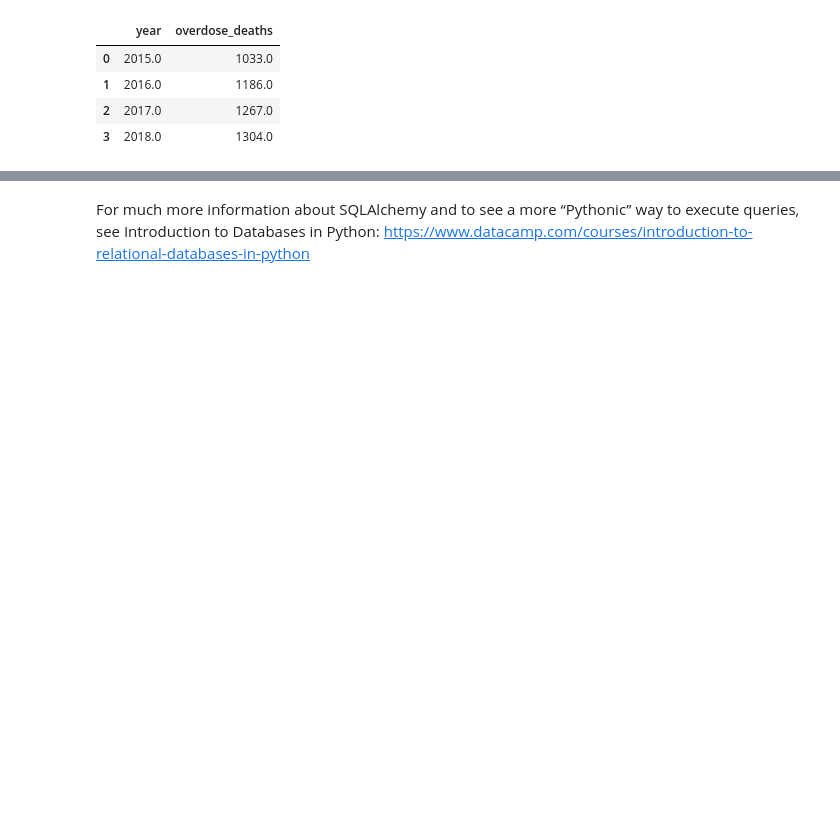
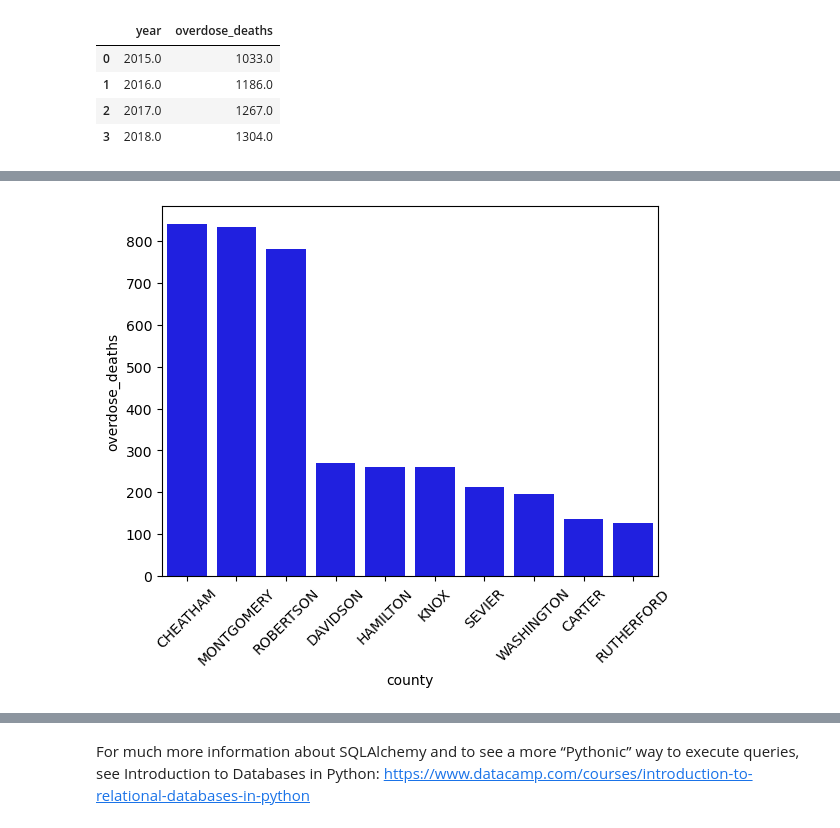
Before and after one commit to NSS-Data-Analytics-Cohort-12/prescribers-python-da12-v2-pandamore, a Jupyter notebook: notebooks/prescribers.ipynb, the cells around one changed output, grey strips where cells are left out. Cells and saved outputs as stored; diff of their text form; code cells hidden in the pictures; blank space fills up the shorter version.

```diff
--- a/notebooks/prescribers.ipynb
+++ b/notebooks/prescribers.ipynb
@@ -151,2 +169,2 @@ ppd_df
 # %%
-ppd_opioid_df = ppd_df[ppd_df['opioid_drug_flag']=='Y']
+ppd_opioid_df = ppd_tn_df.loc[ppd_tn_df['opioid_drug_flag']=='Y']
@@ -197,7 +231,7 @@ zip_fips_df_unique
 | 39460 | 11265 | 24553 | 51011 | 0.268750 | 0.086957 | 0.000000 | 0.263692 |
 39461 rows × 7 columns
 # %%
-ppdfips_df = pd.merge(ppd_opioid_df, zip_fips_df_sorted, left_on='nppes_provider_zip5', right_on = 'zip', how='left')
+ppdfips_df = pd.merge(ppd_opioid_df, zip_fips_df_sorted, left_on='nppes_provider_zip5', right_on = 'zip', how='inner')
 # %%
 ppdfips_df
 # %% [output]
@@ -306,0 +373,3 @@ overdose_2015_group
+# %%
+county_od_sorted_df = county_od_df.groupby('county')['overdose_deaths'].sum().sort_values(ascending=False).reset_index().dropna()
+county_od_sorted_df
@@ -306,0 +390,3 @@ overdose_2015_group
+# %%
+top10 = county_od_sorted_df.head(10)
+top10
@@ -306,0 +405,7 @@ overdose_2015_group
+# %%
+sns.barplot(x="county", y="overdose_deaths", data=top10, color='blue')
+plt.xticks(rotation=45)
+plt.savefig('overdose_by_county_all_years.png')
+plt.show()
+# %% [output]
+[figure, added]
```
Also changed, not shown: parts of 19 cells of this notebook.
